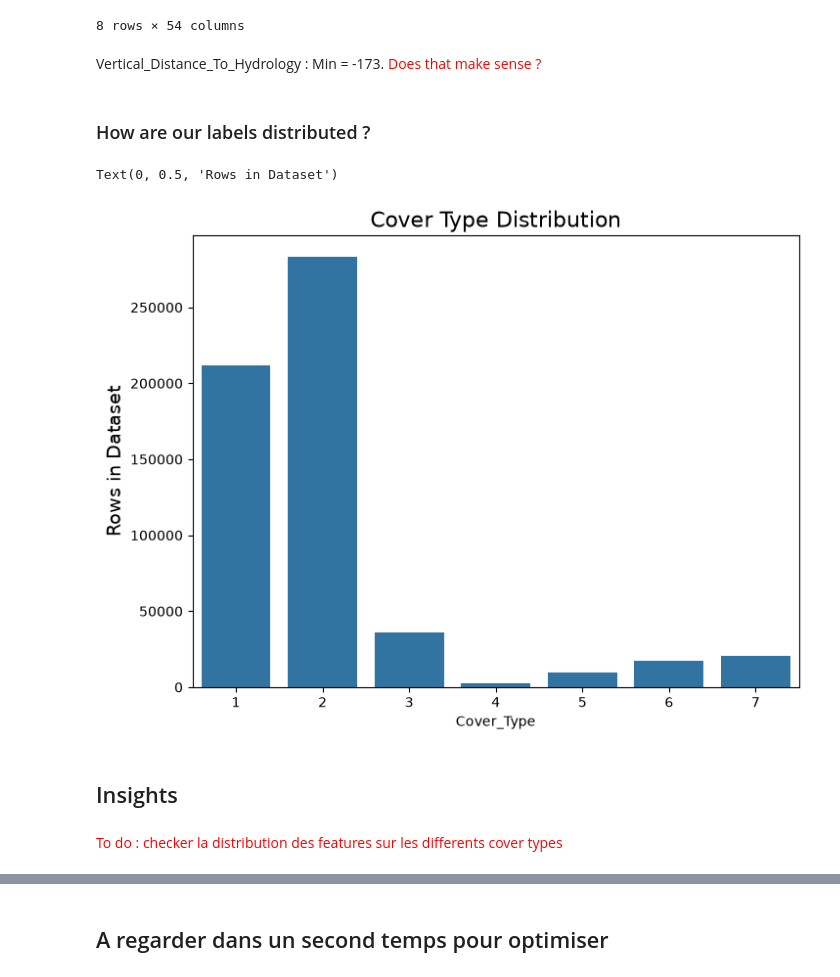
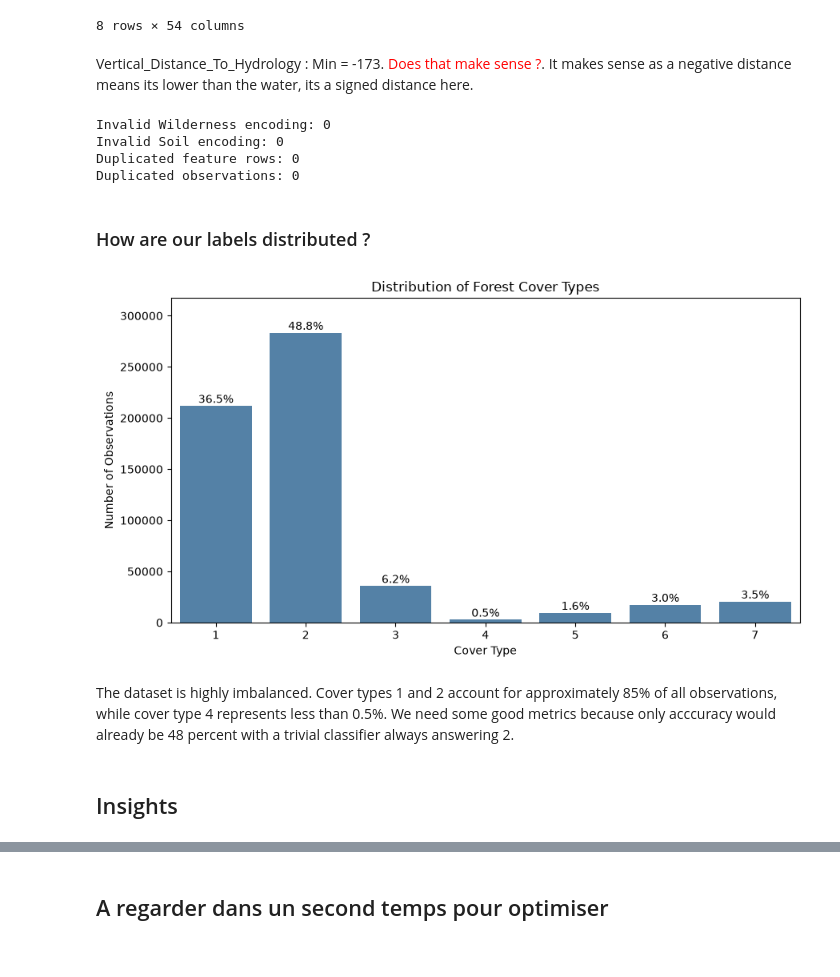
Before and after one commit to Malek0981/DAML-Forest-Cover-Type-Classification, a Jupyter notebook: DATA/data_explore.ipynb, the cells around one changed output, grey strips where cells are left out. Cells and saved outputs as stored; diff of their text form; code cells hidden in the pictures.

Commit message:
Preprocessing and data analysis (#2)
* Added preprocessing and soma data analysis

* Gave how to use info in readme

```diff
--- a/DATA/data_explore.ipynb
+++ b/DATA/data_explore.ipynb
@@ -103,20 +103,66 @@ X.describe()
 | max | 3858.000000 | 360.000000 | 66.000000 | 1397.000000 | 601.000000 | 7117.000000 | ... |
 8 rows × 54 columns
 # %% [markdown]
-Vertical_Distance_To_Hydrology : Min = -173. <span style="color: red;">Does that make sense ?</span>
+Vertical_Distance_To_Hydrology : Min = -173. <span style="color: red;">Does that make sense ?</span>. It makes sense as a negative distance means its lower than the water, its a signed distance here.
+# %%
+wilderness_cols = [
+    c for c in X.columns if c.startswith("Wilderness_Area")
+]
+soil_cols = [
+    c for c in X.columns if c.startswith("Soil_Type")
+]
+
+print("Invalid Wilderness encoding:",
+      (X[wilderness_cols].sum(axis=1) != 1).sum())
+
+print("Invalid Soil encoding:",
+      (X[soil_cols].sum(axis=1) != 1).sum())
+
+print("Duplicated feature rows:", X.duplicated().sum())
+
+print("Duplicated observations:",
+      pd.concat([X, y], axis=1).duplicated().sum())
+# %% [output]
+Invalid Wilderness encoding: 0
+Invalid Soil encoding: 0
+Duplicated feature rows: 0
+Duplicated observations: 0
 # %% [markdown]
 ### How are our labels distributed ?
 # %%
-cover_type_rows = y.groupby('Cover_Type').size()
-rows=pd.DataFrame(cover_type_rows,columns=['Size'])
-plt.figure(figsize=(8,6))
-sns.barplot(x=rows.index,y='Size',data=rows)
-plt.title('Cover Type Distribution', fontsize=16)
-plt.ylabel('Rows in Dataset', fontsize=14)
+class_counts = y["Cover_Type"].value_counts().sort_index()
+class_proportions = class_counts / len(y) * 100
+
+fig, ax = plt.subplots(figsize=(9, 5))
+
+sns.barplot(
+    x=class_counts.index,
+    y=class_counts.values,
+    color="steelblue",
+    ax=ax
+)
+
+for i, (count, proportion) in enumerate(
+    zip(class_counts.values, class_proportions.values)
+):
+    ax.text(
+        i,
+        count + 3000,
+        f"{proportion:.1f}%",
+        ha="center"
+    )
+
+ax.set_title("Distribution of Forest Cover Types")
+ax.set_xlabel("Cover Type")
+ax.set_ylabel("Number of Observations")
+ax.set_ylim(0, class_counts.max() * 1.12)
+
+plt.tight_layout()
+plt.show()
 # %% [output]
-Text(0, 0.5, 'Rows in Dataset')
-[figure, old version]
+[figure, new version]
+# %% [markdown]
+The dataset is highly imbalanced. Cover types 1 and 2 account for approximately 85% of all observations, while cover type 4 represents less than 0.5%.
+We need some good metrics because only acccuracy would already be 48 percent with a trivial classifier always answering 2.
 # %% [markdown]
 ## Insights
-# %% [markdown]
-<span style="color: red;">To do : checker la distribution des features sur les differents cover types</span>
```
Also changed, not shown: parts of 42 cells of this notebook, 3 other files.
